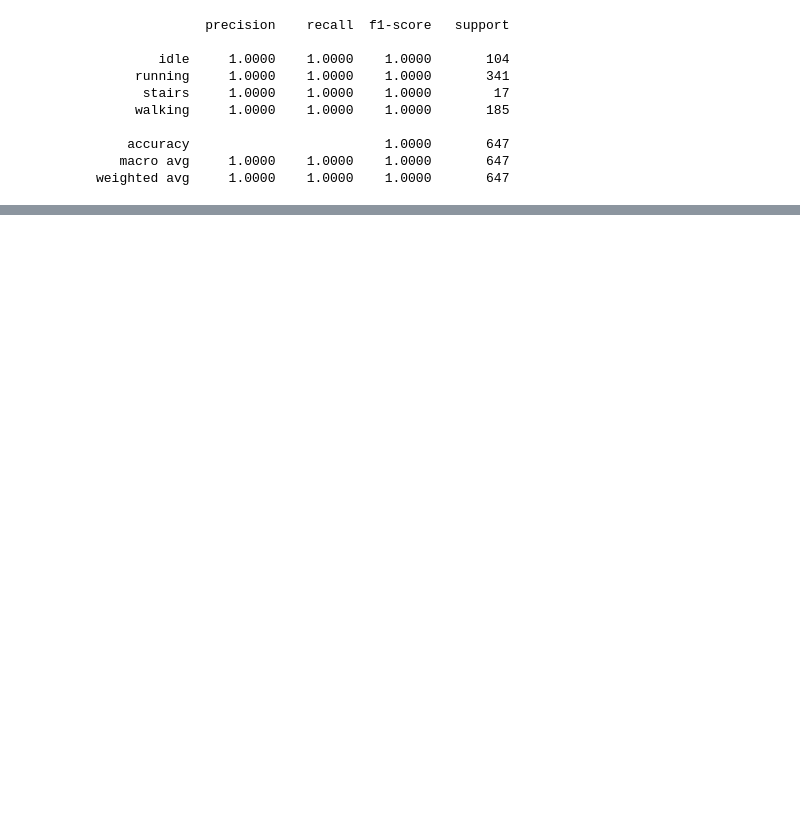
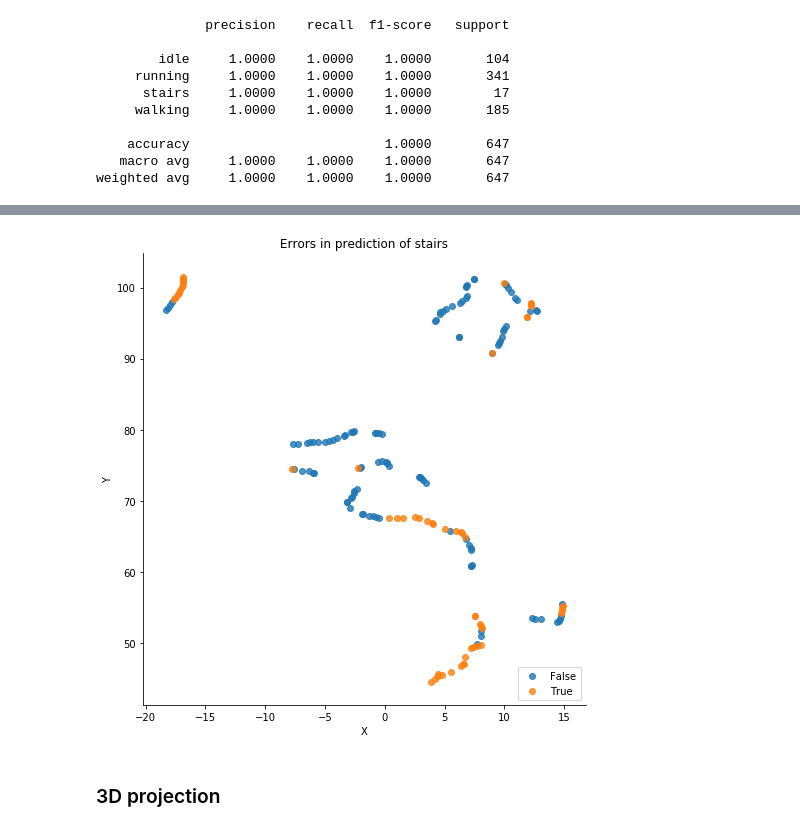
Before and after one commit to zikrach/activity-accelerometer, a Jupyter notebook: data_loader.ipynb, the cells around one changed output, grey strips where cells are left out. Drawn from its saved outputs; the diff is of its cells as text; code cells hidden in the pictures; blank space fills up the shorter version.

```diff
--- a/data_loader.ipynb
+++ b/data_loader.ipynb
@@ -408,0 +514,12 @@ for label in np.unique(y_train):
+# %%
+# Use the 'hue' argument to provide a factor variable
+sns.lmplot( x="X", y="Y", data=tsne_data.query("y_true == 'stairs'"), fit_reg=False, hue='errors', legend=False, height=7)
+
+# Move the legend to an empty part of the plot
+plt.legend(loc='lower right')
+plt.title('Errors in prediction of stairs')
+plt.show()
+# %% [output]
+[figure, added]
+# %% [markdown]
+### 3D projection
```
Also changed, not shown: parts of 46 cells of this notebook.
